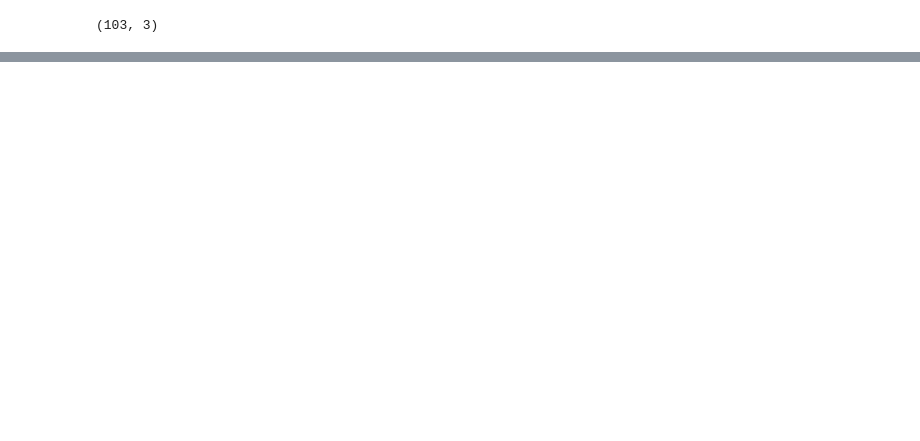
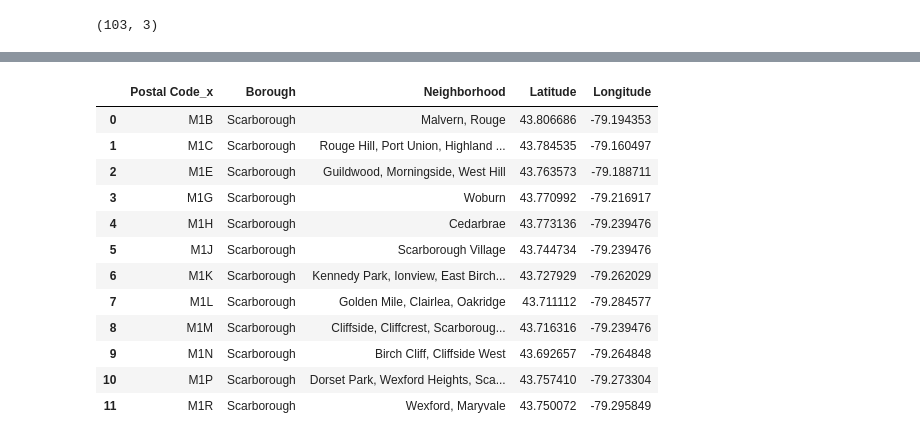
Before and after one commit to Vaidehi-Bhandarkar/Coursera_Capstone, a Jupyter notebook: Toronto.ipynb, the cells around one changed output, grey strips where cells are left out. Cells and saved outputs as stored; diff of their text form; code cells hidden in the pictures; blank space fills up the shorter version.

```diff
--- a/Toronto.ipynb
+++ b/Toronto.ipynb
@@ -43,3 +37,11 @@ df.head(12)
 df.shape
 # %% [output]
 (103, 3)
+# %%
+
+body = client_cb6f7257e034477cae7434f047d22b42.get_object(Bucket='capstone-donotdelete-pr-qyz799tkldly91',Key='Geospatial_Coordinates.csv')['Body']
+# add missing __iter__ method, so pandas accepts body as file-like object
+if not hasattr(body, "__iter__"): body.__iter__ = types.MethodType( __iter__, body )
+
+df1 = pd.read_csv(body)
+df1
@@ -45,0 +77,3 @@ df.shape
+# %%
+df2 = pd.merge(df, df1, on=df.index, how='outer')
+df2.head()
@@ -45,0 +87,3 @@ df.shape
+# %%
+df2.drop(['key_0', 'Postal Code_y'], axis = 1, inplace=True)
+df2
@@ -45,0 +109,16 @@ df.shape
+# %%
+df2.head(12)
+# %% [output]
+|  | Postal Code_x | Borough | Neighborhood | Latitude | Longitude |
+| 0 | M1B | Scarborough | Malvern, Rouge | 43.806686 | -79.194353 |
+| 1 | M1C | Scarborough | Rouge Hill, Port Union, Highland ... | 43.784535 | -79.160497 |
+| 2 | M1E | Scarborough | Guildwood, Morningside, West Hill | 43.763573 | -79.188711 |
+| 3 | M1G | Scarborough | Woburn | 43.770992 | -79.216917 |
+| 4 | M1H | Scarborough | Cedarbrae | 43.773136 | -79.239476 |
+| 5 | M1J | Scarborough | Scarborough Village | 43.744734 | -79.239476 |
+| 6 | M1K | Scarborough | Kennedy Park, Ionview, East Birch... | 43.727929 | -79.262029 |
+| 7 | M1L | Scarborough | Golden Mile, Clairlea, Oakridge | 43.711112 | -79.284577 |
+| 8 | M1M | Scarborough | Cliffside, Cliffcrest, Scarboroug... | 43.716316 | -79.239476 |
+| 9 | M1N | Scarborough | Birch Cliff, Cliffside West | 43.692657 | -79.264848 |
+| 10 | M1P | Scarborough | Dorset Park, Wexford Heights, Sca... | 43.757410 | -79.273304 |
+| 11 | M1R | Scarborough | Wexford, Maryvale | 43.750072 | -79.295849 |
```
Also changed, not shown: parts of 6 cells of this notebook.
